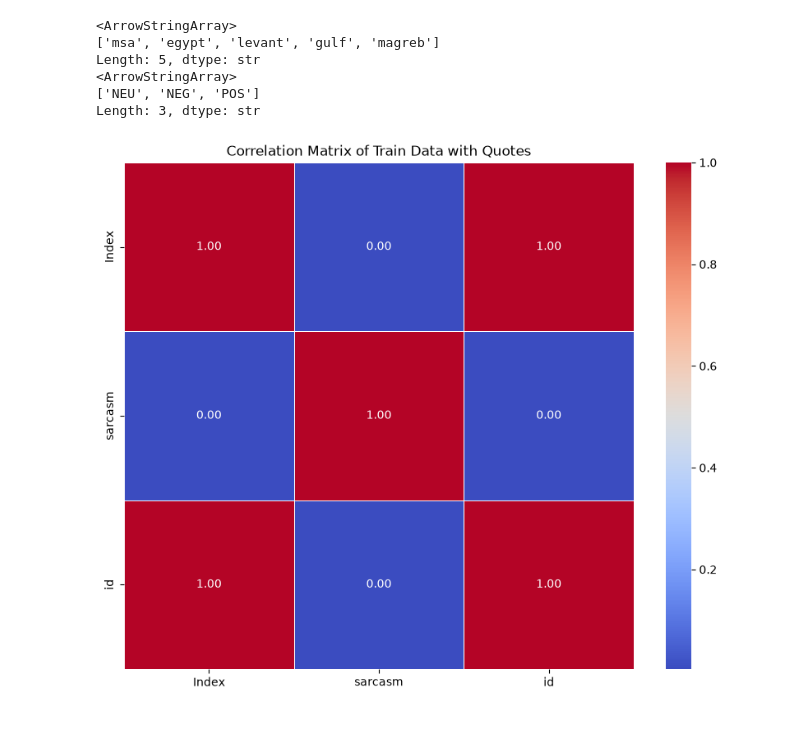
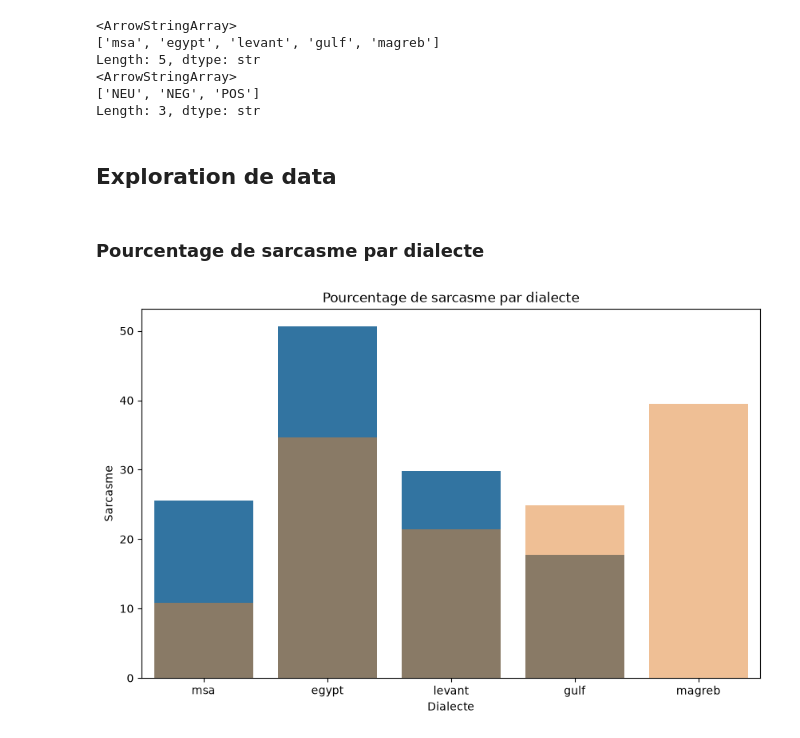
Before and after one commit to AMiNeC777/Hanwritten-code-For-LLM-FineTuning, a Jupyter notebook: Notebooks/Data_Exploration.ipynb, the cells around one changed output. Drawn from its saved outputs; the diff is of its cells as text; code cells hidden in the pictures.

Commit message:
exploration began 2

```diff
--- a/Notebooks/Data_Exploration.ipynb
+++ b/Notebooks/Data_Exploration.ipynb
@@ -96,11 +145,25 @@ Length: 5, dtype: str
 <ArrowStringArray>
 ['NEU', 'NEG', 'POS']
 Length: 3, dtype: str
+# %% [markdown]
+## Exploration de data
 # %%
 import matplotlib.pyplot as plt
 import seaborn as sns
 
 dialect_order = ['msa', 'egypt', 'levant', 'gulf', 'magreb']
-sentiment_order = ['NEU', 'NEG', 'POS']
+sentiment_order = ['NEG', 'NEU', 'POS']
-# %% [output]
-[figure, removed]
+# %% [markdown]
+### Pourcentage de sarcasme par dialecte
+# %%
+df_sar_dialect_train = train.groupby('dialect')['sarcasm'].value_counts(normalize=True).unstack() * 100
+df_sar_dialect_test = test.groupby('dialect')['sarcasm'].value_counts(normalize=True).unstack() * 100
+plt.figure(figsize=(10, 6))
+sns.barplot(data=df_sar_dialect_test.reset_index(), x='dialect', y=1, order=dialect_order)
+sns.barplot(data=df_sar_dialect_train.reset_index(), x='dialect', y=1, order=dialect_order, alpha=0.5)
+plt.title("Pourcentage de sarcasme par dialecte")
+plt.xlabel("Dialecte")
+plt.ylabel("Sarcasme")
+plt.show()
+# %% [output]
+[figure, added]
```
Also changed, not shown: parts of 5 cells of this notebook.
